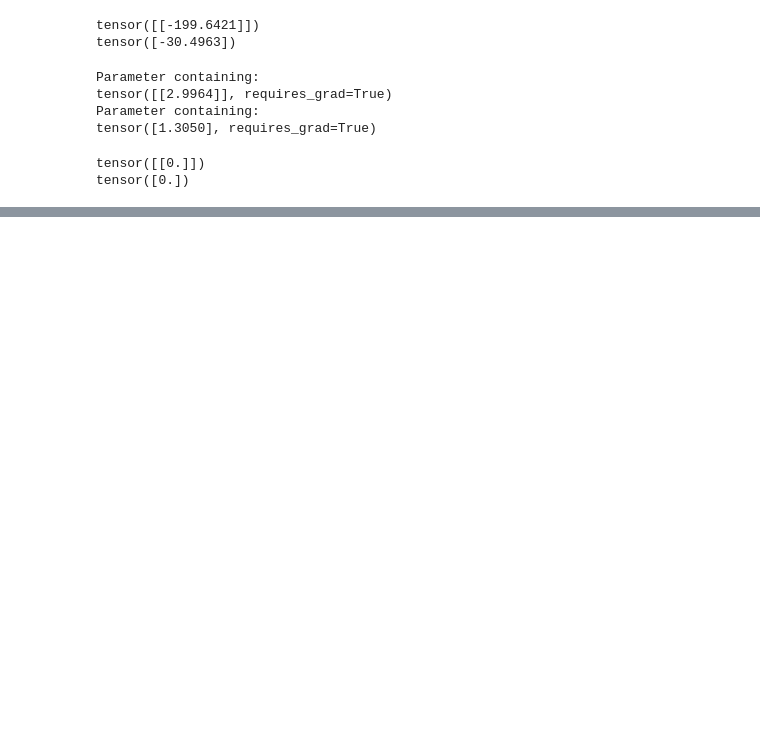
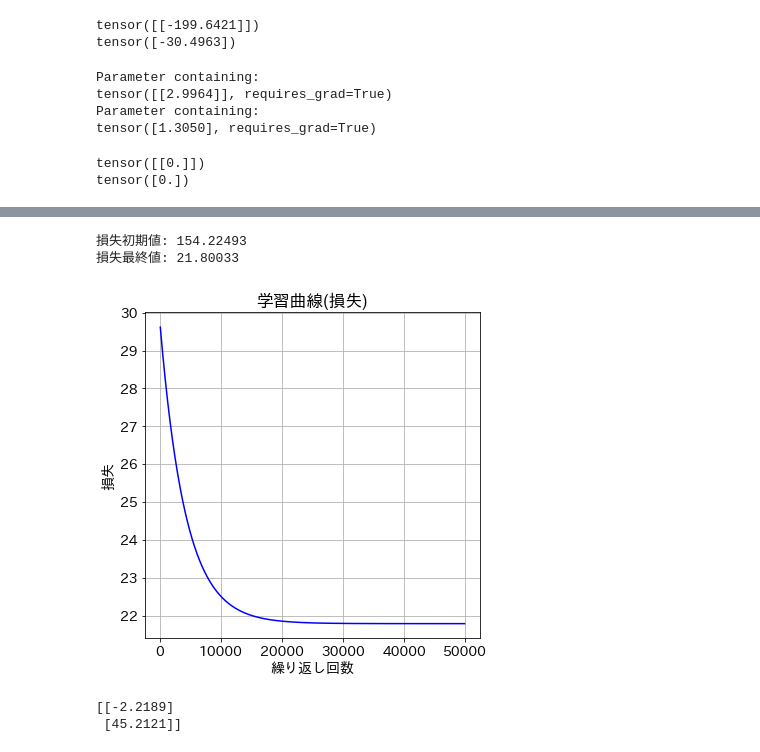
Before and after one commit to newstage75/ML_study, a Jupyter notebook: 最短Pytorch/５章線形回帰.ipynb, the cells around one changed output, grey strips where cells are left out. Saved outputs shown, nothing was run; the diff lists cells and outputs as text; code cells hidden in the pictures; blank space fills up the shorter version.

```diff
--- a/最短Pytorch/５章線形回帰.ipynb
+++ b/最短Pytorch/５章線形回帰.ipynb
@@ -388,3 +388,37 @@ print(net.l1.bias.grad)
 # %% [output]
 tensor([[0.]])
 tensor([0.])
+# %%
+#繰り返し計算
+#初期化処理部分から
+
+lr = 0.01
+
+net = Net(n_input, n_output)
+
+criterion = nn.MSELoss()
+
+optimizer = optim.SGD(net.parameters(), lr=lr)
+
+#繰り返し回数
+num_epochs = 50000
+
+#評価結果記録用
+history = np.zeros((0,2))
+# %%
+#繰り返しのメインループ処理
+for epoch in range(num_epochs):
+
+  optimizer.zero_grad()
+
+  outputs = net(inputs)
+
+  loss = criterion(outputs, labels1) / 2.0
+
+  loss.backward()
+
+  optimizer.step()
+
+  if( epoch % 100 == 0 ):
+    history = np.vstack((history, np.array([epoch, loss.item()])))
+    print(f'Epoch {epoch} loss: {loss.item():.5f}')
@@ -390,0 +443,32 @@ tensor([0.])
+# %%
+#結果確認
+# 損失初期値と最終値
+
+print(f'損失初期値: {history[0,1]:.5f}')
+print(f'損失最終値: {history[-1,1]:.5f}')
+# %% [output]
+損失初期値: 154.22493
+損失最終値: 21.80033
+# %%
+# 学習曲線の表示 (損失)
+# 最初の1つを除く
+
+plt.plot(history[1:,0], history[1:,1], 'b')
+plt.xlabel('繰り返し回数')
+plt.ylabel('損失')
+plt.title('学習曲線(損失)')
+plt.show()
+# %% [output]
+[figure, added]
+# %%
+#モデルから作られる１次関数のグラフを、」学習データの散布図と同時に表示
+xse = np.array((x.min(),x.max())).reshape(-1,1)
+Xse = torch.tensor(xse).float()
+
+with torch.no_grad():
+  Yse = net(Xse)
+
+print(Yse.numpy())
+# %% [output]
+[[-2.2189]
+ [45.2121]]
```
Also changed, not shown: parts of 2 cells of this notebook.
